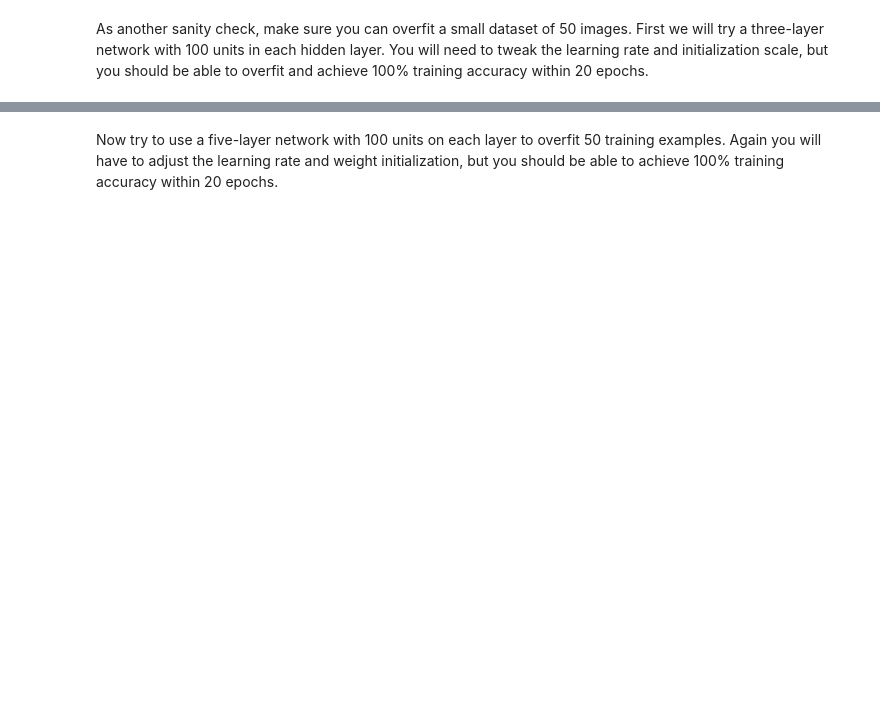
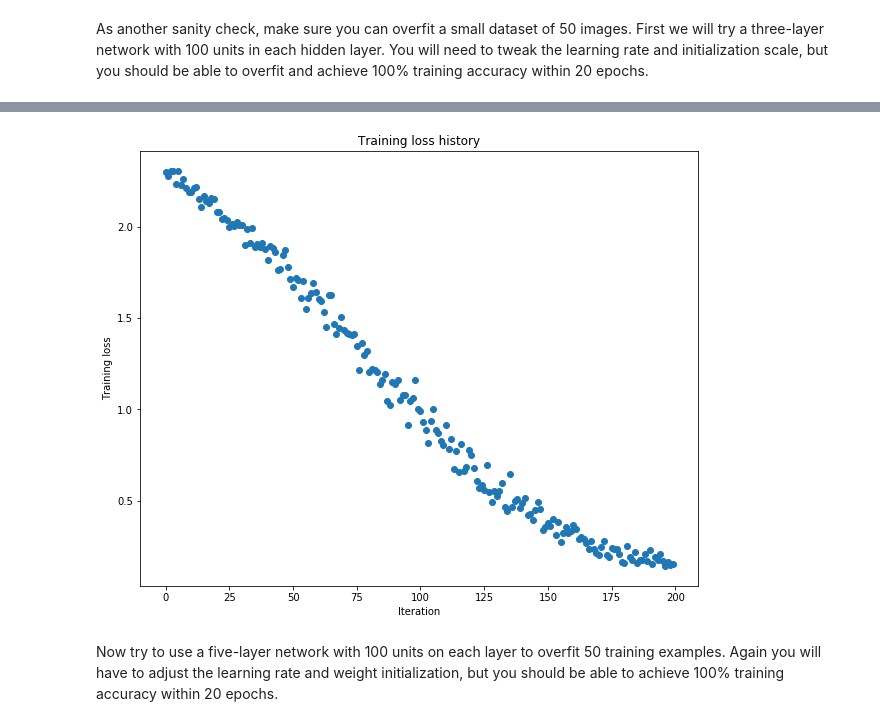
Before and after one commit to sshleifer/cs231, a Jupyter notebook: assignments/assignment2/FullyConnectedNets.ipynb, the cells around one changed output, grey strips where cells are left out. Drawn from its saved outputs; the diff is of its cells as text; code cells hidden in the pictures; blank space fills up the shorter version.

```diff
--- a/assignments/assignment2/FullyConnectedNets.ipynb
+++ b/assignments/assignment2/FullyConnectedNets.ipynb
@@ -471,8 +480,8 @@ learning_rate = 1e-4
 model = FullyConnectedNet([100, 100],
               weight_scale=weight_scale, dtype=np.float64)
 solver = Solver(model, small_data,
-                print_every=10, num_epochs=20, batch_size=25,
-                update_rule='sgd',
+                print_every=10000, num_epochs=200, batch_size=64,
+                update_rule='sgd_momentum',
                 optim_config={
                   'learning_rate': learning_rate,
                 }
@@ -484,3 +493,4 @@ plt.title('Training loss history')
 plt.xlabel('Iteration')
 plt.ylabel('Training loss')
 plt.show()
+# %% [output]
@@ -487,2 +514,3 @@ plt.show()
+[figure, added]
 # %% [markdown]
 Now try to use a five-layer network with 100 units on each layer to overfit 50 training examples. Again you will have to adjust the learning rate and weight initialization, but you should be able to achieve 100% training accuracy within 20 epochs.
```
Also changed, not shown: parts of 16 cells of this notebook, 6 other files.
